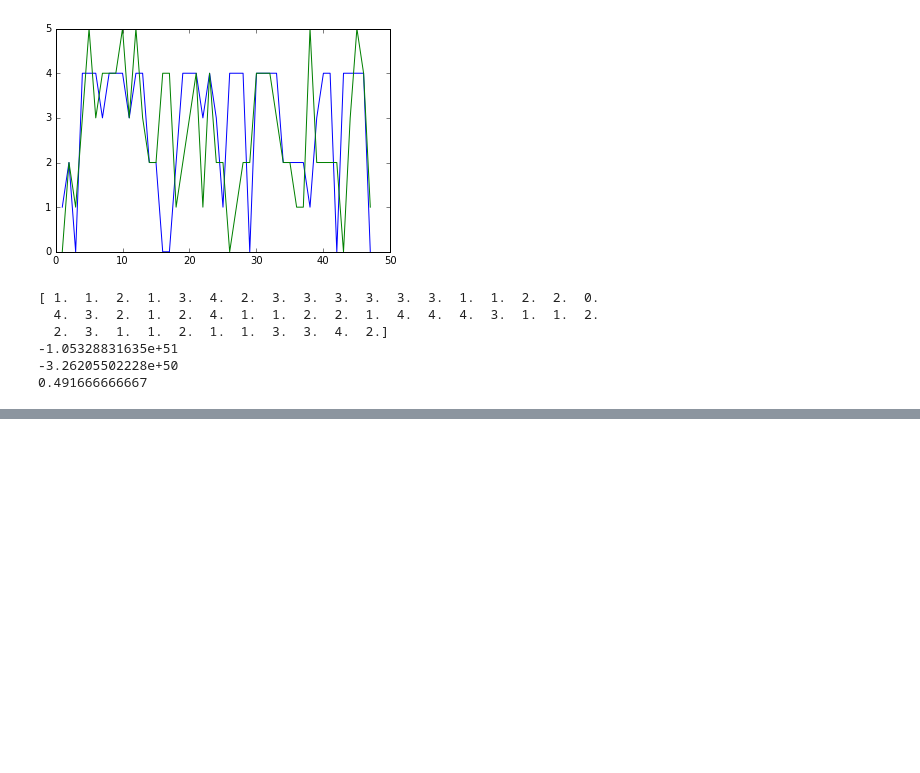
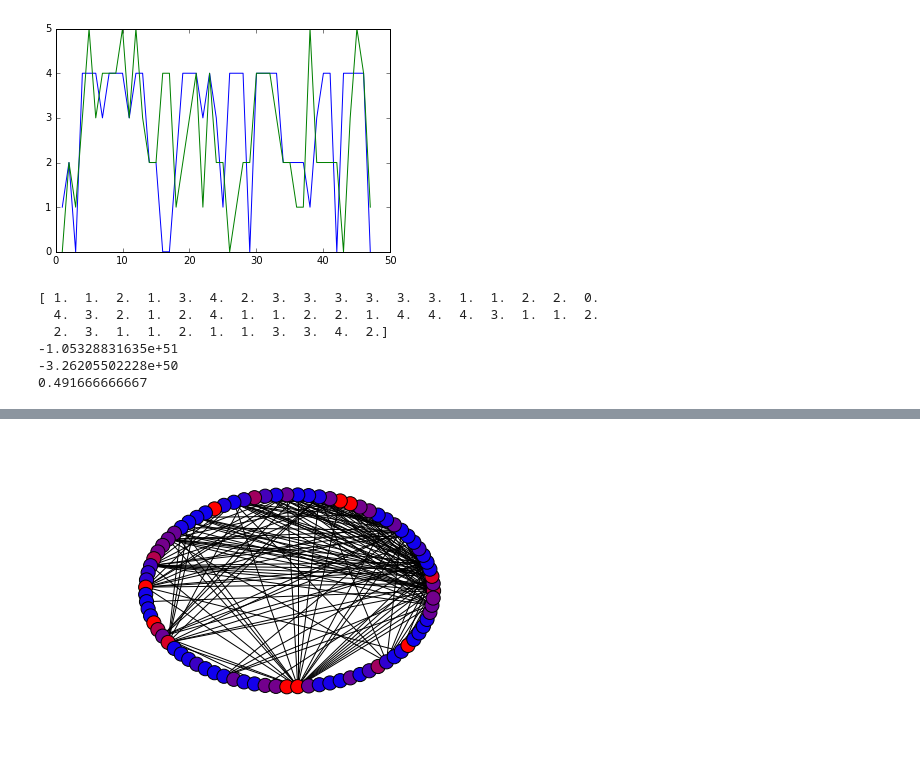
Before and after one commit to Qupid/vaccines, a Jupyter notebook: analyses.ipynb, the cells around one changed output, grey strips where cells are left out. Cells and saved outputs as stored; diff of their text form; code cells hidden in the pictures; blank space fills up the shorter version.

```diff
--- a/analyses.ipynb
+++ b/analyses.ipynb
@@ -618,0 +703,5 @@ print numpy.mean(scores)
+# %%
+nx.draw_circular(G,node_size=200, node_color=[[1.0-x,0,x] for x in df2['trustworthiness']/100])
+plt.show(G)
+# %% [output]
+[figure, added]
```
Also changed, not shown: parts of 7 cells of this notebook.
